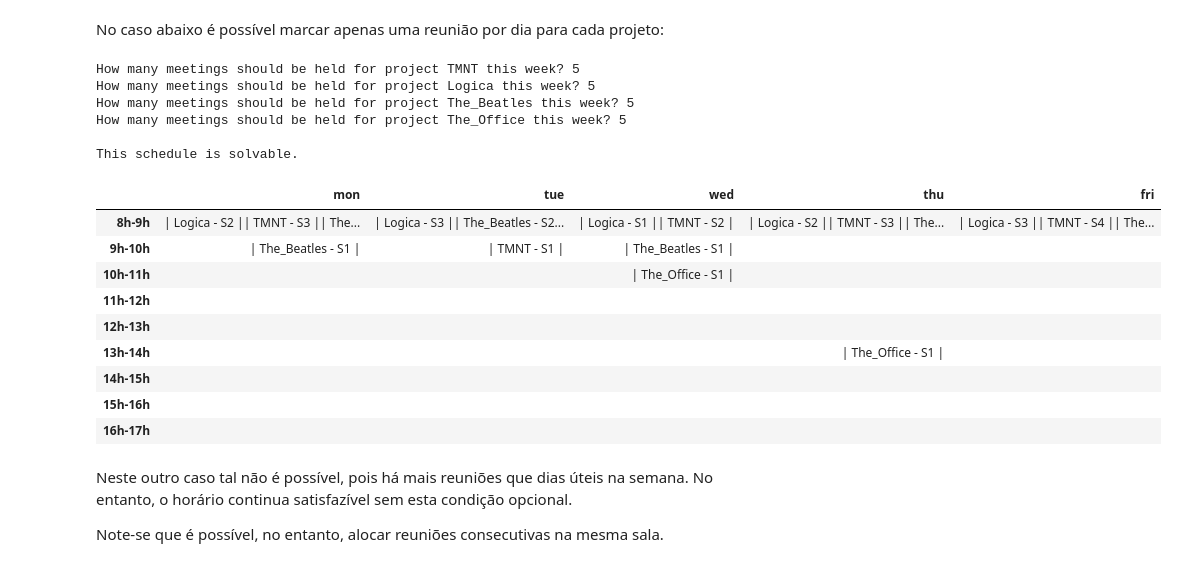
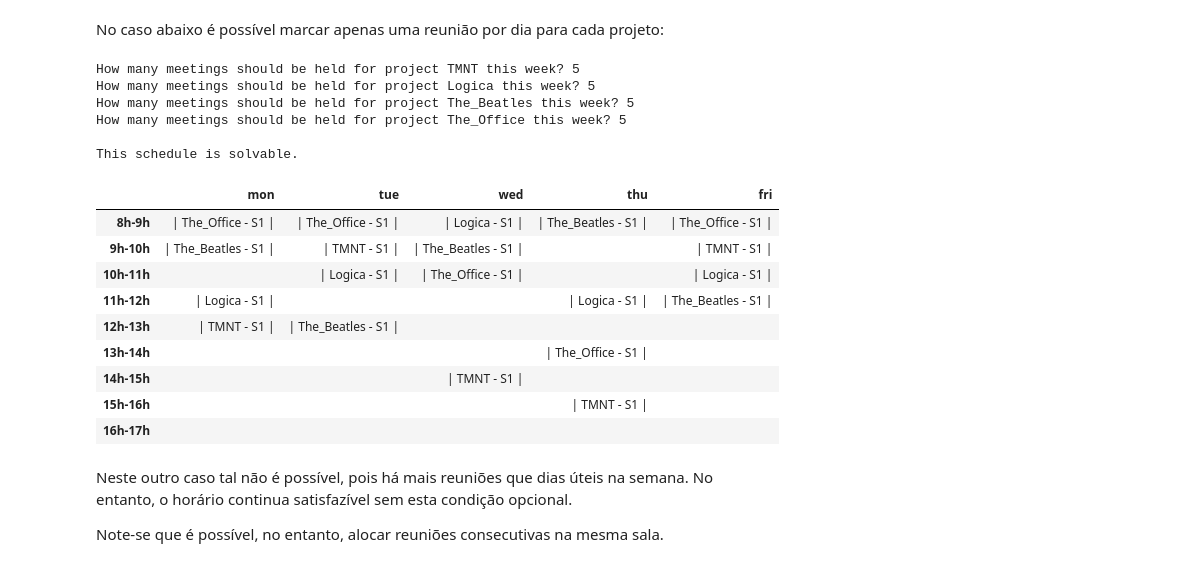
Before and after one commit to GilbertoCunha/Computational-Logic, a Jupyter notebook: Trabalho1/Horario.ipynb, the cells around one changed output. Drawn from its saved outputs; the diff is of its cells as text; code cells hidden in the pictures.

```diff
--- a/Trabalho1/Horario.ipynb
+++ b/Trabalho1/Horario.ipynb
@@ -247,30 +248,30 @@ Lendo todos os ficheiros da diretoria correspondentes a cada projeto, é então
 No caso abaixo é possível marcar apenas uma reunião por dia para cada projeto:
 # %%
 # Definir as salas disponíveis
-rooms = ["S1", "S2", "S3", "S4", "S5"]
+rooms = ["S1"]
 
 # Transformar os dados dos ficheiros csv num objeto da classe Schedule, definida no ficheiro aux.py
 path = "Projetos"
 startup = get_schedule(path, rooms)
 
 # Chamar o método da classe Schedule que determina e apresenta os horários
 r = startup.get_meetings()
 # %% [output]
 How many meetings should be held for project TMNT this week? 5
 How many meetings should be held for project Logica this week? 5
 How many meetings should be held for project The_Beatles this week? 5
 How many meetings should be held for project The_Office this week? 5
 
 This schedule is solvable.
 |  | mon | tue | wed | thu | fri |
-| 8h-9h | | Logica - S2 || TMNT - S3 || The... | | Logica - S3 || The_Beatles - S2... | | Logica - S1 || TMNT - S2 | | | Logica - S2 || TMNT - S3 || The... | | Logica - S3 || TMNT - S4 || The... |
-| 9h-10h | | The_Beatles - S1 | | | TMNT - S1 | | | The_Beatles - S1 | |  |  |
-| 10h-11h |  |  | | The_Office - S1 | |  |  |
-| 11h-12h |  |  |  |  |  |
-| 12h-13h |  |  |  |  |  |
+| 8h-9h | | The_Office - S1 | | | The_Office - S1 | | | Logica - S1 | | | The_Beatles - S1 | | | The_Office - S1 | |
+| 9h-10h | | The_Beatles - S1 | | | TMNT - S1 | | | The_Beatles - S1 | |  | | TMNT - S1 | |
+| 10h-11h |  | | Logica - S1 | | | The_Office - S1 | |  | | Logica - S1 | |
+| 11h-12h | | Logica - S1 | |  |  | | Logica - S1 | | | The_Beatles - S1 | |
+| 12h-13h | | TMNT - S1 | | | The_Beatles - S1 | |  |  |  |
 | 13h-14h |  |  |  | | The_Office - S1 | |  |
-| 14h-15h |  |  |  |  |  |
-| 15h-16h |  |  |  |  |  |
+| 14h-15h |  |  | | TMNT - S1 | |  |  |
+| 15h-16h |  |  |  | | TMNT - S1 | |  |
 | 16h-17h |  |  |  |  |  |
 # %% [markdown]
 Neste outro caso tal não é possível, pois há mais reuniões que dias úteis na semana. No entanto, o horário continua satisfazível sem esta condição opcional.
```
Also changed, not shown: parts of 9 cells of this notebook, 1 other file.
